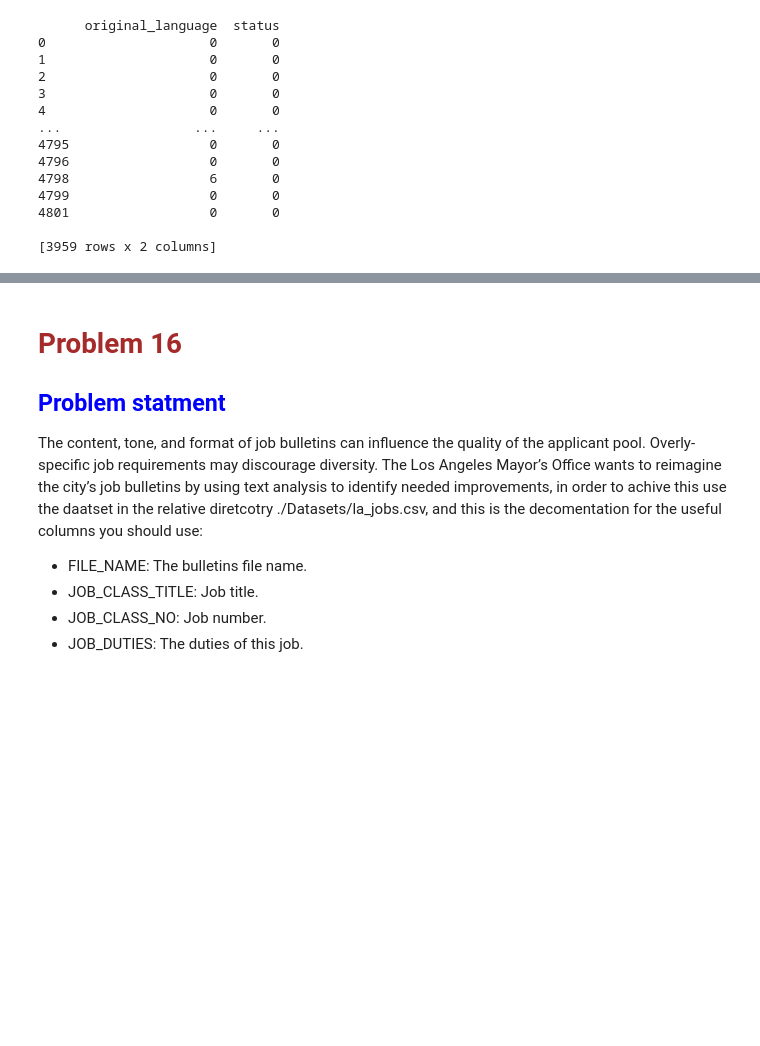
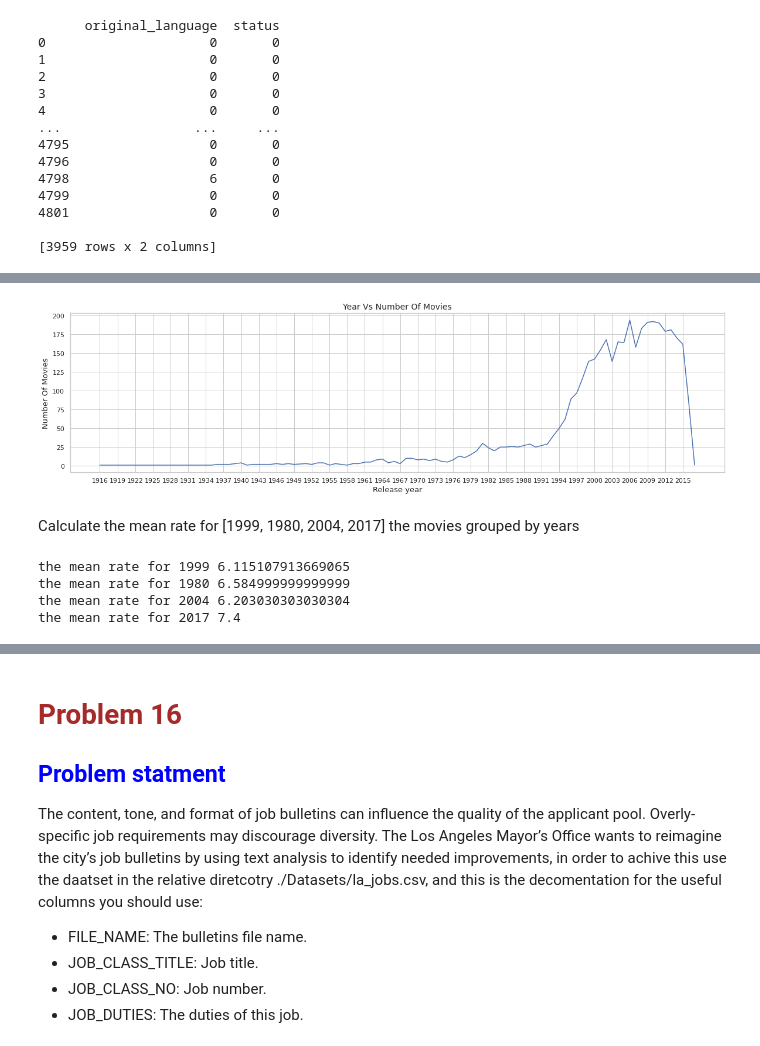
Before and after one commit to Raghad770/UTK, a Jupyter notebook: Tahluf_task.ipynb, the cells around one changed output, grey strips where cells are left out. Saved outputs shown, nothing was run; the diff lists cells and outputs as text; code cells hidden in the pictures; blank space fills up the shorter version.

```diff
--- a/Tahluf_task.ipynb
+++ b/Tahluf_task.ipynb
@@ -447,7 +447,7 @@ sns.set_style('darkgrid')
 %matplotlib inline
 
 # Load data
-file_path = "/tmdb_5000_movies.csv"
+file_path = "/content/tmdb_5000_movies.csv"
 df = pd.read_csv(file_path)
 #and print out (first 10 rows).
 df.head(10)
@@ -643,0 +654,11 @@ df_clean.head()
+# %%
+list=[]
+for i in df_clean['release_date']:
+  i=i.year
+  list.append(i)
+
+df_clean['year']=list
+
+print(df_clean['year'])
+
+### Ex: Average Movies Rate at 2009 is 6.065587 ###
@@ -644,2 +678,14 @@ df_clean.head()
+# %%
+#make group of the data according to their release year and count the total number of movies in each year and pot.
+df_clean.groupby('year').count()['id'].plot(xticks = np.arange(1916,2016,3))
+#set the figure size and labels
+sns.set(rc={'figure.figsize':(20,5)})
+plt.title("Year Vs Number Of Movies",fontsize = 14)
+plt.xlabel('Release year',fontsize = 13)
+plt.ylabel('Number Of Movies',fontsize = 13)
+#set the style sheet
+sns.set_style("whitegrid")
+# %% [output]
+[figure, added]
 # %%
 ### Give a very simple statistical analsys for the numerical columns ###
@@ -651,0 +696,18 @@ df_clean.head()
+# %% [markdown]
+Calculate the mean rate for [1999, 1980, 2004, 2017] the movies grouped by years
+# %%
+### Calculate the mean rate for [1999, 1980, 2004, 2017] the movies grouped by years ###
+d1=df_clean.vote_average[df_clean["year"]==1999]
+d2=df_clean.vote_average[df_clean["year"]==1980]
+d3=df_clean.vote_average[df_clean["year"]==2004]
+d4=df_clean.vote_average[df_clean["year"]==2017]
+
+print("the mean rate for 1999",d1.sum()/d1.count())
+print("the mean rate for 1980",d2.sum()/d2.count())
+print("the mean rate for 2004",d3.sum()/d3.count())
+print("the mean rate for 2017",d4.sum()/d4.count())
+# %% [output]
+the mean rate for 1999 6.115107913669065
+the mean rate for 1980 6.584999999999999
+the mean rate for 2004 6.203030303030304
+the mean rate for 2017 7.4
```
Also changed, not shown: parts of 31 cells of this notebook.
